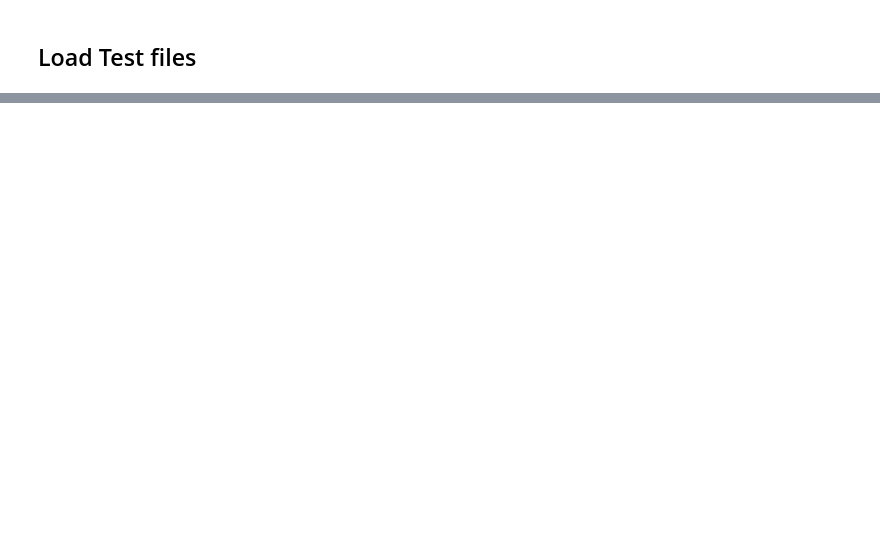
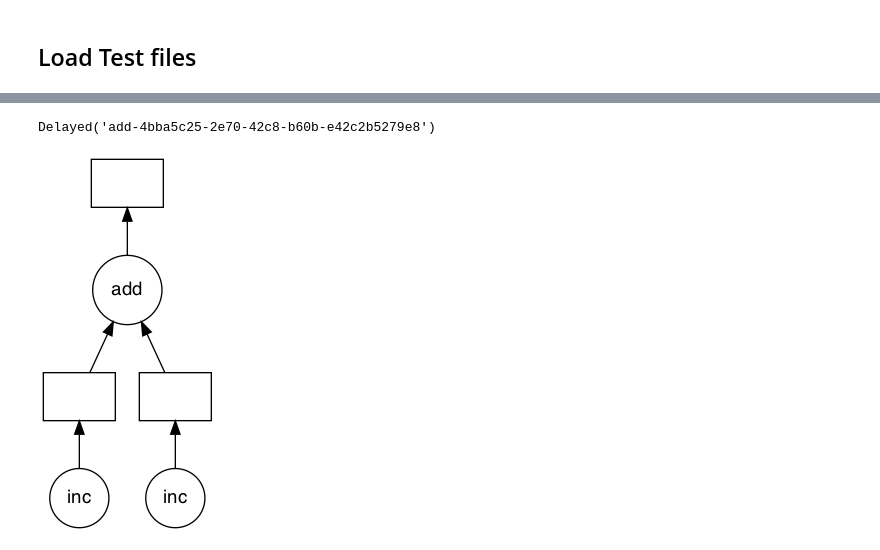
Before and after one commit to mobatusi/NeuromatchAcademy_DeepLearning_Coursework, a Jupyter notebook: LoadData.ipynb, the cells around one changed output, grey strips where cells are left out. Drawn from its saved outputs; the diff is of its cells as text; code cells hidden in the pictures; blank space fills up the shorter version.

```diff
--- a/LoadData.ipynb
+++ b/LoadData.ipynb
@@ -85,0 +156,10 @@ Pat1Test_df['type'] = Pat1Test_df['type'].astype(int)
+# %%
+@delayed
+def inc(x):
+   sleep(1)
+   return x + 1
+
+@delayed
+def add(x,y):
+   sleep(1)
+   return x  + y
@@ -85,0 +175,7 @@ Pat1Test_df['type'] = Pat1Test_df['type'].astype(int)
+# %%
+%%time
+
+x = delayed(inc)(1)
+y = delayed(inc)(2)
+
+z = delayed(add)(x,y)
@@ -85,0 +185,8 @@ Pat1Test_df['type'] = Pat1Test_df['type'].astype(int)
+# %%
+z
+# %% [output]
+Delayed('add-4bba5c25-2e70-42c8-b60b-e42c2b5279e8')
+# %%
+z.visualize()
+# %% [output]
+[figure, added]
```
Also changed, not shown: parts of 27 cells of this notebook, 29 other files.
